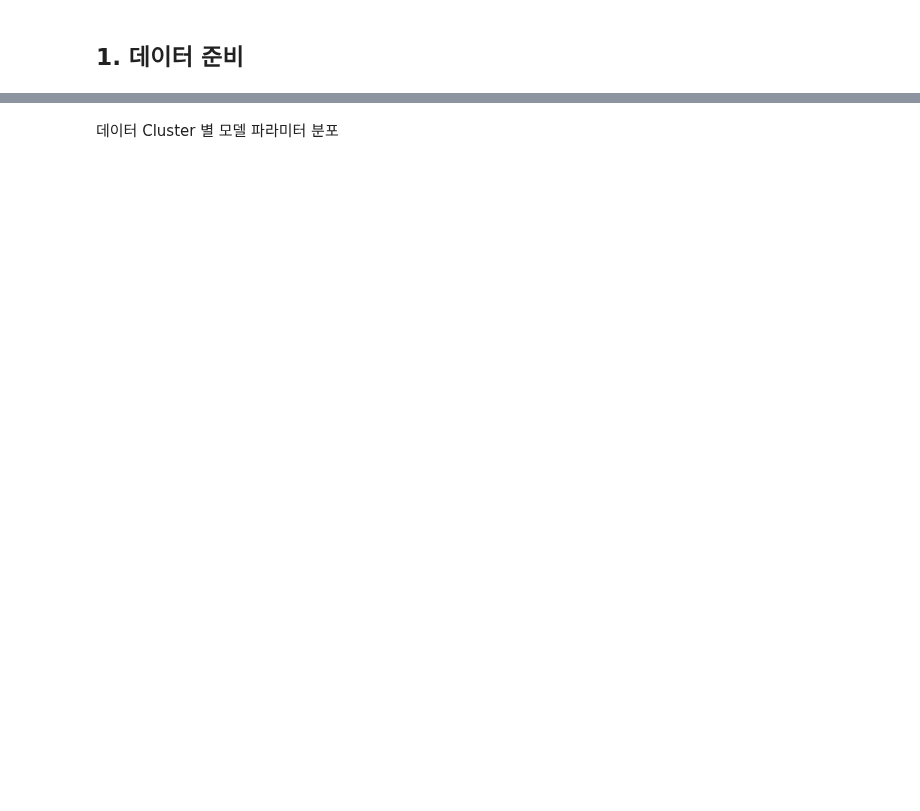
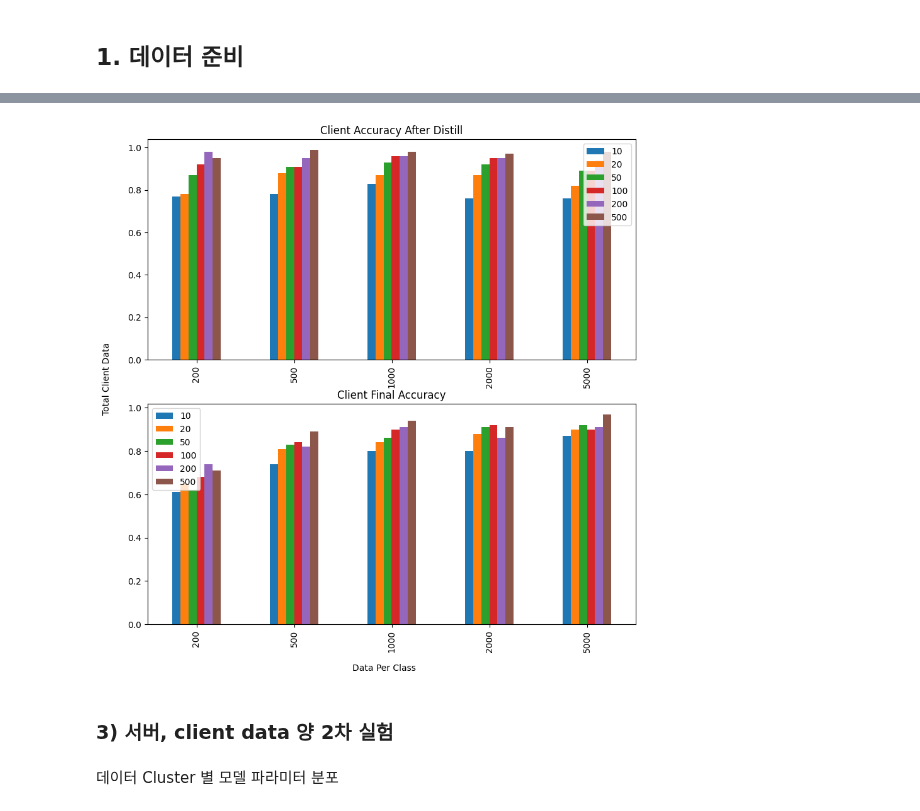
Before and after one commit to yangbaechu/FD-with-Label-Based-Group-Structure, a Jupyter notebook: clustered_federated_learning.ipynb, the cells around one changed output, grey strips where cells are left out. Saved outputs shown, nothing was run; the diff lists cells and outputs as text; code cells hidden in the pictures; blank space fills up the shorter version.

```diff
--- a/clustered_federated_learning.ipynb
+++ b/clustered_federated_learning.ipynb
@@ -283,3 +351,43 @@ print(df)
+# %%
+import pandas as pd
+import matplotlib.pyplot as plt
+
+# Define the different data_per_class values
+data_per_class_values = [10, 20, 50, 100, 200, 500]
+
+# Define the total_client_data values
+total_client_data_values = [200, 500, 1000, 2000, 5000]
+
+# Initialize a pandas DataFrame
+df_distill = pd.DataFrame(index=total_client_data_values, columns=data_per_class_values)
+df_final = pd.DataFrame(index=total_client_data_values, columns=data_per_class_values)
+
+# Fill in the DataFrame
+for data_per_class in data_per_class_values:
+    with open(os.path.join(save_dir, f'results_070221_client_server_data_amount_class_{data_per_class}.pkl'), 'rb') as f:
+        results = pickle.load(f)
+
+    for total_client_data in total_client_data_values:
+        df_distill.loc[total_client_data, data_per_class] = round(results[(total_client_data, data_per_class, 1)]['client_acc_after_distill'], 2)
+        df_final.loc[total_client_data, data_per_class] = round(results[(total_client_data, data_per_class, 1)]['client_acc_final'], 2)
+
+# Create subplots for the data
+fig, axs = plt.subplots(2, 1, figsize=(10, 10))
+
+# Plot the data
+df_distill.plot(kind='bar', ax=axs[0], title='Client Accuracy After Distill')
+df_final.plot(kind='bar', ax=axs[1], title='Client Final Accuracy')
+
+# Set common labels
+fig.text(0.5, 0.04, 'Data Per Class', ha='center', va='center')
+fig.text(0.06, 0.5, 'Total Client Data', ha='center', va='center', rotation='vertical')
+
+# Save the plot to a file
+plt.savefig('results/data_amount/results01_figure.png')
+# %% [output]
+[figure, added]
+# %% [markdown]
+### 3) 서버, client data 양 2차 실험
 # %%
 first_accuracies
 # %%
```
Also changed, not shown: parts of 9 cells of this notebook, 1 other file.
